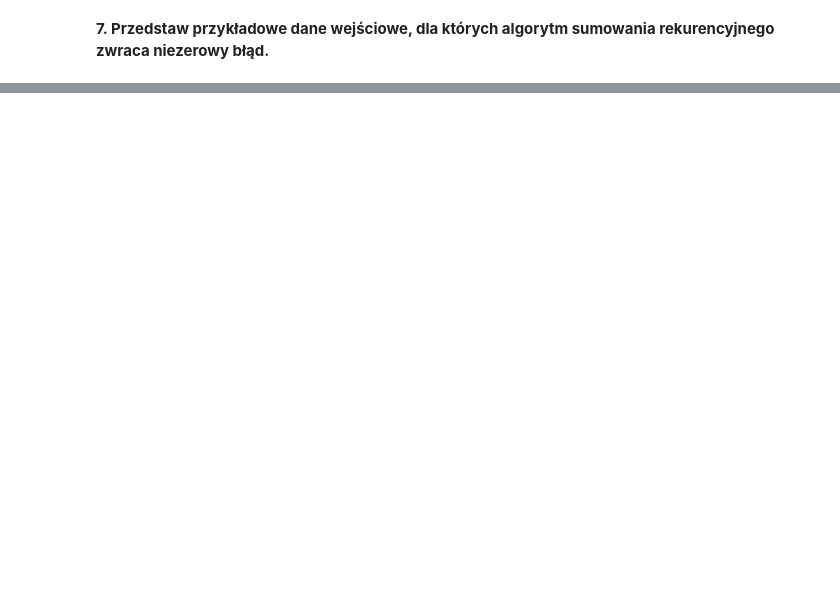
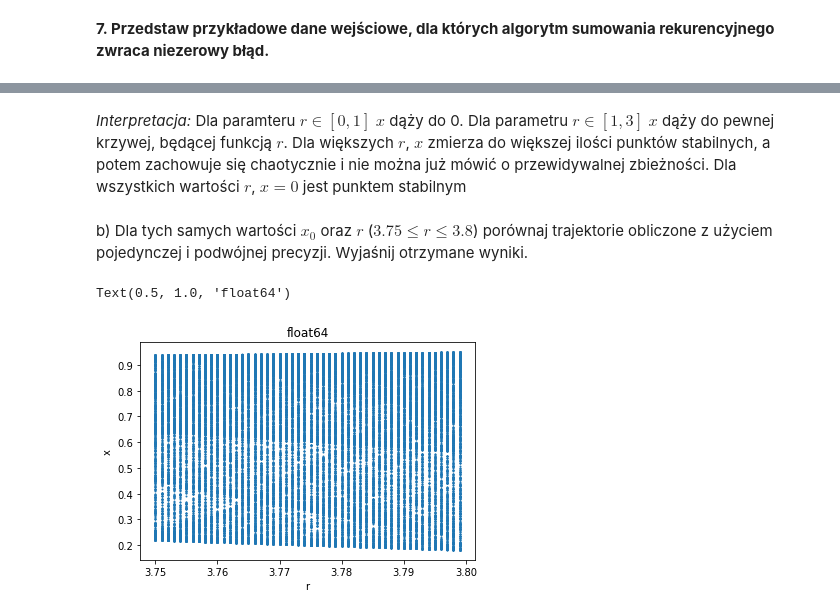
Before and after one commit to pweglik/mownit, a Jupyter notebook: lab1.ipynb, the cells around one changed output, grey strips where cells are left out. Saved outputs shown, nothing was run; the diff lists cells and outputs as text; code cells hidden in the pictures; blank space fills up the shorter version.

```diff
--- a/lab1.ipynb
+++ b/lab1.ipynb
@@ -160,0 +347,32 @@ Relative error: 0.05632890752678764
+# %% [markdown]
+*Interpretacja:* Dla paramteru $r \in [0, 1]$ $x$ dąży do 0. Dla parametru $r \in [1,3]$ $x$ dąży do pewnej krzywej, będącej funkcją $r$. Dla większych $r$, $x$ zmierza do większej ilości punktów stabilnych, a potem zachowuje się chaotycznie i nie można już mówić o przewidywalnej zbieżności. Dla wszystkich wartości $r$, $x=0$ jest punktem stabilnym
+# %% [markdown]
+b)  Dla tych samych wartości $x_0$ oraz $r$
+($3.75 \leqslant r \leqslant 3.8$) porównaj trajektorie obliczone
+z użyciem pojedynczej i podwójnej precyzji. Wyjaśnij otrzymane wyniki.
+# %%
+NUM_OF_ITERATIONS = 10 ** 5
+STEP = 10**(-3)
+
+start_x = np.arange(STEP, 1, STEP)
+r = np.arange(3.75, 3.8, 0.001)
+
+x = np.fromfunction(
+    lambda i, j: start_x[i],
+    (start_x.shape[0], r.shape[0]),
+    dtype=int
+                   ).astype(np.float64)
+
+
+for _ in range(NUM_OF_ITERATIONS):
+    x = np.multiply(x * (1 - x), np.transpose(r), dtype=np.float64)
+
+r_axis = np.tile(r, start_x.shape[0])
+
+plt.scatter(r_axis, x.flatten(), s=1)
+plt.xlabel('r')
+plt.ylabel('x')
+plt.title('float64')
+# %% [output]
+Text(0.5, 1.0, 'float64')
+[figure, added]
```
Also changed, not shown: parts of 31 cells of this notebook.
